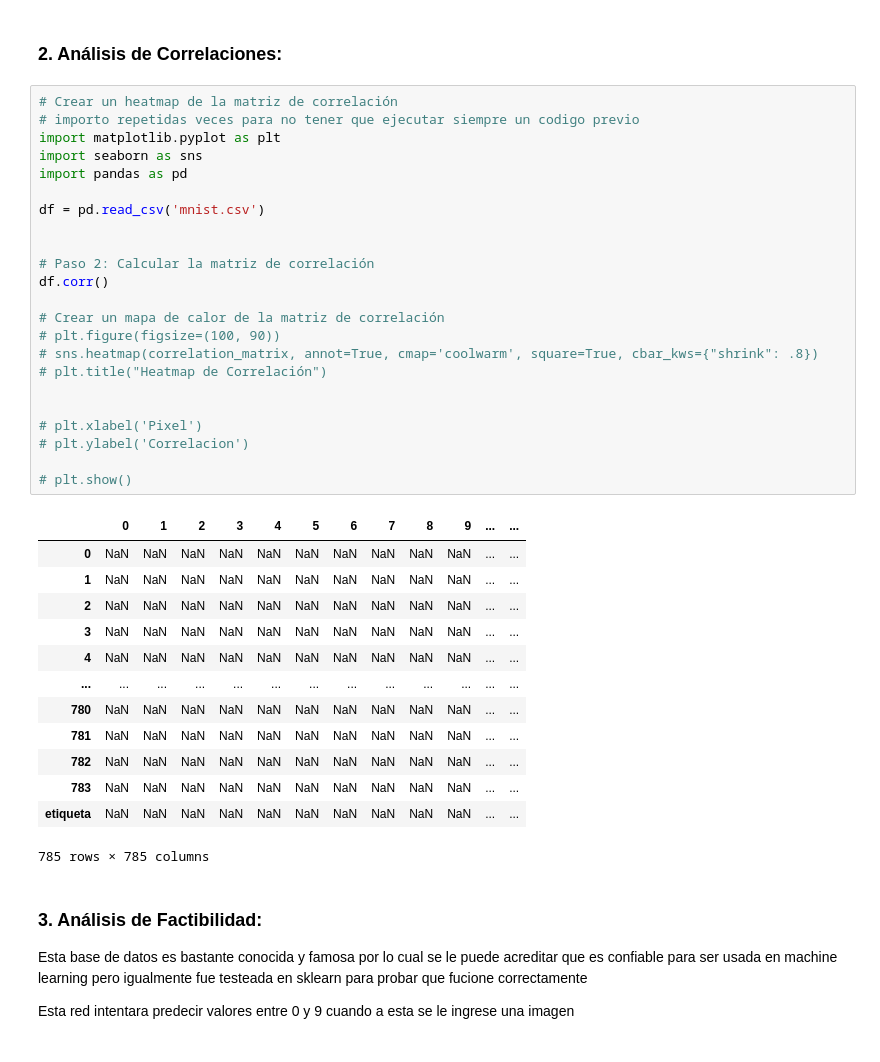
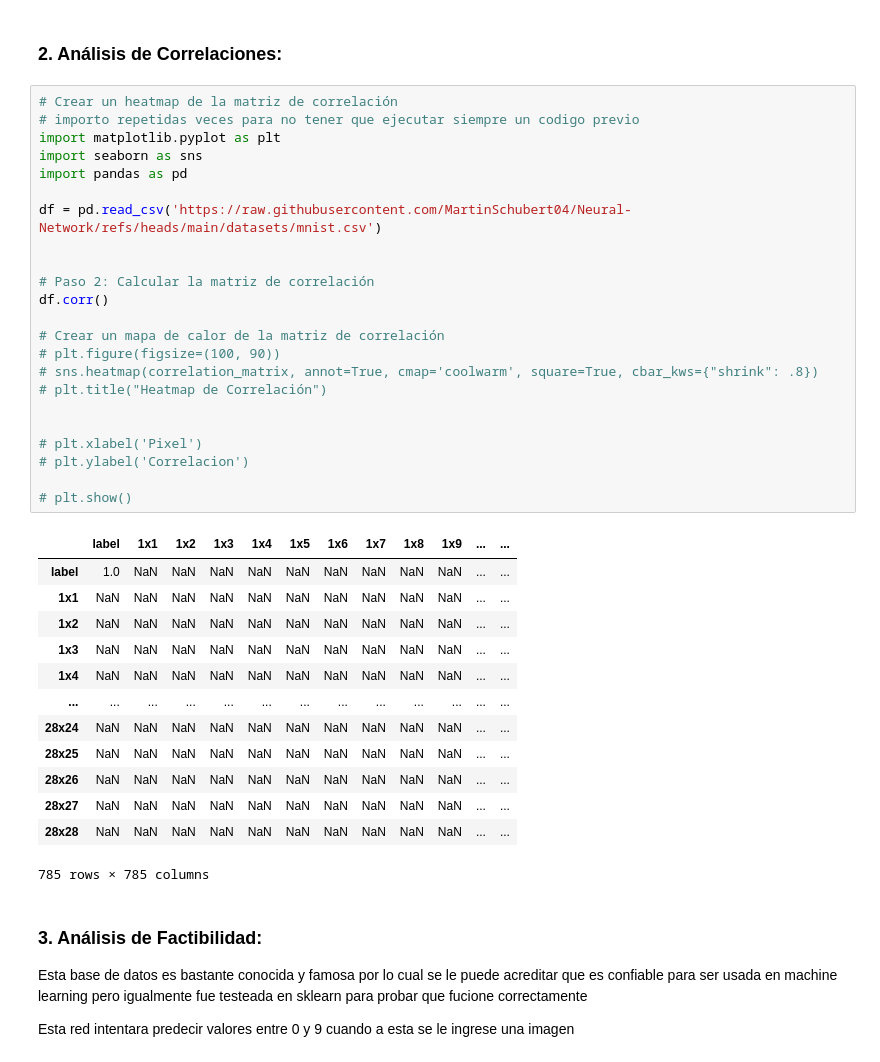
Before and after one commit to MartinSchubert04/Neural-Network, a Jupyter notebook: TPfinal.ipynb, the cells around one changed output. Cells and saved outputs as stored; diff of their text form.

```diff
--- a/TPfinal.ipynb
+++ b/TPfinal.ipynb
@@ -47,39 +47,39 @@ Archivo CSV guardado como 'mnist.csv'
 # %%
 # Crear un heatmap de la matriz de correlación
 # importo repetidas veces para no tener que ejecutar siempre un codigo previo
 import matplotlib.pyplot as plt
 import seaborn as sns
 import pandas as pd
 
-df = pd.read_csv('mnist.csv')
+df = pd.read_csv('https://raw.githubusercontent.com/MartinSchubert04/Neural-Network/refs/heads/main/datasets/mnist.csv')
 
 
 # Paso 2: Calcular la matriz de correlación
 df.corr()
 
 # Crear un mapa de calor de la matriz de correlación
 # plt.figure(figsize=(100, 90))
 # sns.heatmap(correlation_matrix, annot=True, cmap='coolwarm', square=True, cbar_kws={"shrink": .8})
 # plt.title("Heatmap de Correlación")
 
 
 # plt.xlabel('Pixel')
 # plt.ylabel('Correlacion')
 
 # plt.show()
 # %% [output]
-|  | 0 | 1 | 2 | 3 | 4 | 5 | 6 | 7 | 8 | 9 | ... | ... |
-| 0 | NaN | NaN | NaN | NaN | NaN | NaN | NaN | NaN | NaN | NaN | ... | ... |
-| 1 | NaN | NaN | NaN | NaN | NaN | NaN | NaN | NaN | NaN | NaN | ... | ... |
-| 2 | NaN | NaN | NaN | NaN | NaN | NaN | NaN | NaN | NaN | NaN | ... | ... |
-| 3 | NaN | NaN | NaN | NaN | NaN | NaN | NaN | NaN | NaN | NaN | ... | ... |
-| 4 | NaN | NaN | NaN | NaN | NaN | NaN | NaN | NaN | NaN | NaN | ... | ... |
+|  | label | 1x1 | 1x2 | 1x3 | 1x4 | 1x5 | 1x6 | 1x7 | 1x8 | 1x9 | ... | ... |
+| label | 1.0 | NaN | NaN | NaN | NaN | NaN | NaN | NaN | NaN | NaN | ... | ... |
+| 1x1 | NaN | NaN | NaN | NaN | NaN | NaN | NaN | NaN | NaN | NaN | ... | ... |
+| 1x2 | NaN | NaN | NaN | NaN | NaN | NaN | NaN | NaN | NaN | NaN | ... | ... |
+| 1x3 | NaN | NaN | NaN | NaN | NaN | NaN | NaN | NaN | NaN | NaN | ... | ... |
+| 1x4 | NaN | NaN | NaN | NaN | NaN | NaN | NaN | NaN | NaN | NaN | ... | ... |
 | ... | ... | ... | ... | ... | ... | ... | ... | ... | ... | ... | ... | ... |
-| 780 | NaN | NaN | NaN | NaN | NaN | NaN | NaN | NaN | NaN | NaN | ... | ... |
-| 781 | NaN | NaN | NaN | NaN | NaN | NaN | NaN | NaN | NaN | NaN | ... | ... |
-| 782 | NaN | NaN | NaN | NaN | NaN | NaN | NaN | NaN | NaN | NaN | ... | ... |
-| 783 | NaN | NaN | NaN | NaN | NaN | NaN | NaN | NaN | NaN | NaN | ... | ... |
-| etiqueta | NaN | NaN | NaN | NaN | NaN | NaN | NaN | NaN | NaN | NaN | ... | ... |
+| 28x24 | NaN | NaN | NaN | NaN | NaN | NaN | NaN | NaN | NaN | NaN | ... | ... |
+| 28x25 | NaN | NaN | NaN | NaN | NaN | NaN | NaN | NaN | NaN | NaN | ... | ... |
+| 28x26 | NaN | NaN | NaN | NaN | NaN | NaN | NaN | NaN | NaN | NaN | ... | ... |
+| 28x27 | NaN | NaN | NaN | NaN | NaN | NaN | NaN | NaN | NaN | NaN | ... | ... |
+| 28x28 | NaN | NaN | NaN | NaN | NaN | NaN | NaN | NaN | NaN | NaN | ... | ... |
 785 rows × 785 columns
 # %% [markdown]
 ### 3.  Análisis de Factibilidad:
```
Also changed, not shown: parts of 9 cells of this notebook, 41 other files.
